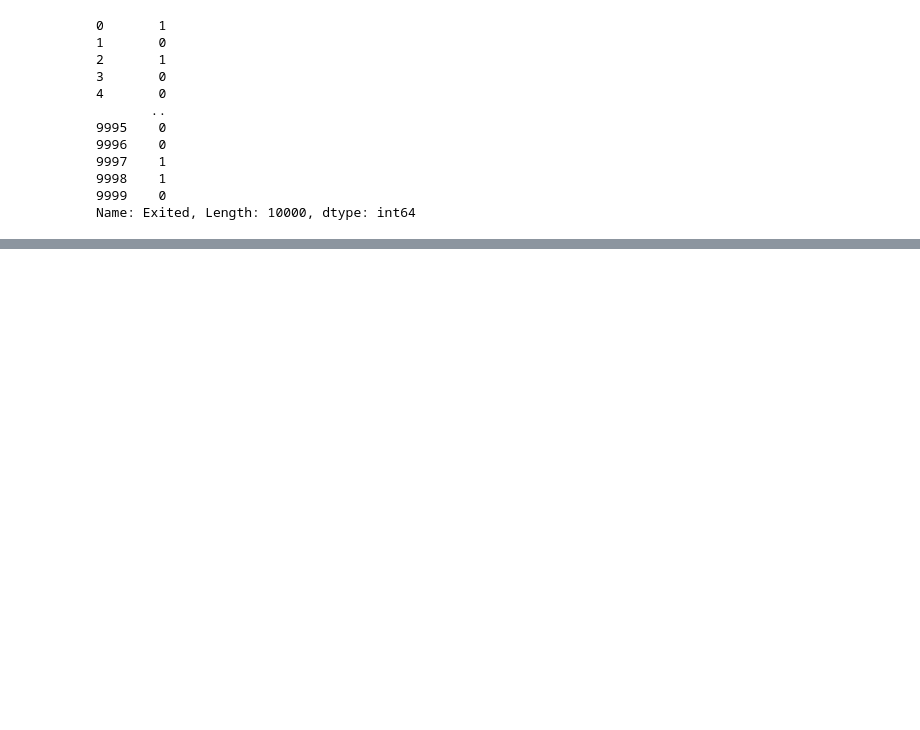
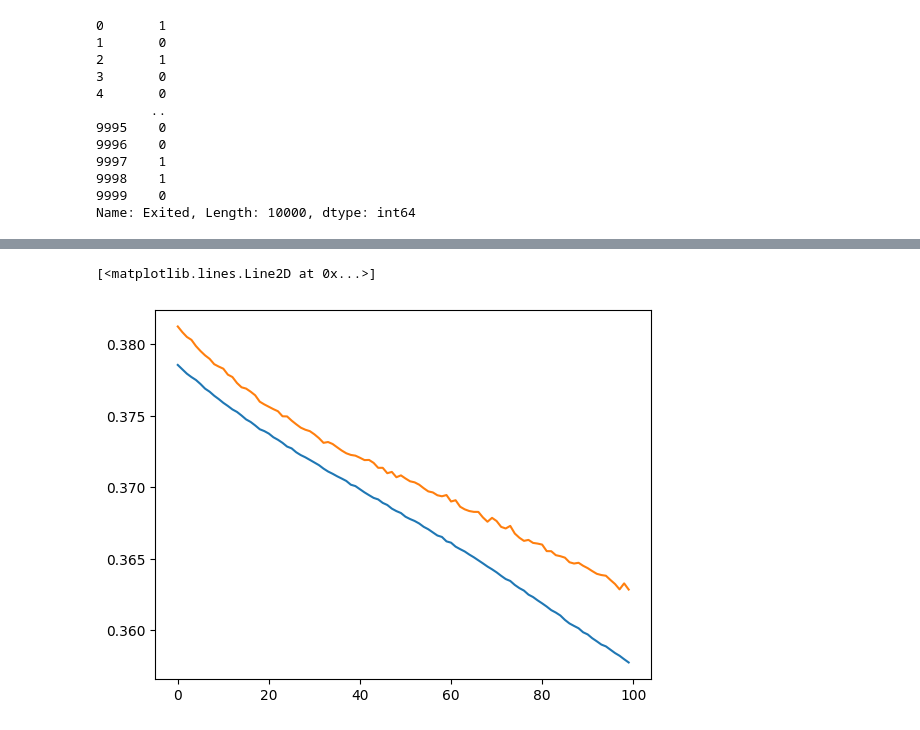
Before and after one commit to SayliThukral/Deep_Learning, a Jupyter notebook: churn_prediction.ipynb, the cells around one changed output, grey strips where cells are left out. Cells and saved outputs as stored; diff of their text form; code cells hidden in the pictures; blank space fills up the shorter version.

Commit message:
Churn modelling

```diff
--- a/churn_prediction.ipynb
+++ b/churn_prediction.ipynb
@@ -221,4 +173,7 @@ model = Sequential()
 # %%
-model.add(Dense(3,activation='sigmoid',input_dim = 11))
+"""model.add(Dense(3,activation='sigmoid',input_dim = 11))#nodes of hidden layer,no of input=11
+model.add(Dense(1,activation='sigmoid'))#output layer"""
+model.add(Dense(11,activation='relu',input_dim = 11))
+model.add(Dense(11,activation='relu'))
 model.add(Dense(1,activation='sigmoid'))
 # %%
@@ -225,0 +195,3 @@ model.summary()
+# %%
+model.compile(loss='binary_crossentropy', optimizer='Adam',metrics=['accuracy'])#optimizer is to reduce weight
+#metrics accuracy tells how to measue performance
@@ -225,0 +200,2 @@ model.summary()
+# %%
+history=model.fit(X_train_scaled,y_train,epochs=100,validation_split=0.2)#validationsplit 20 % of the data will be used for testing
@@ -225,0 +277,6 @@ model.summary()
+# %%
+plt.plot(history.history['loss'])
+plt.plot(history.history['val_loss'])
+# %% [output]
+[<matplotlib.lines.Line2D at 0x...>]
+[figure, added]
```
Also changed, not shown: parts of 25 cells of this notebook.
